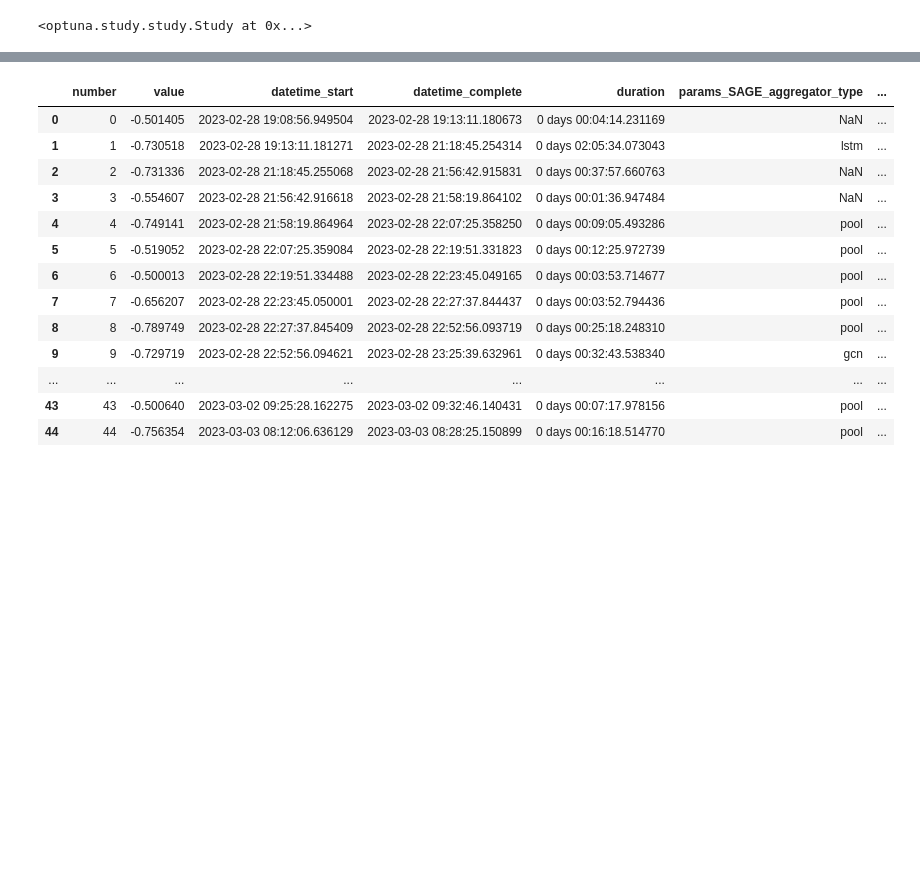
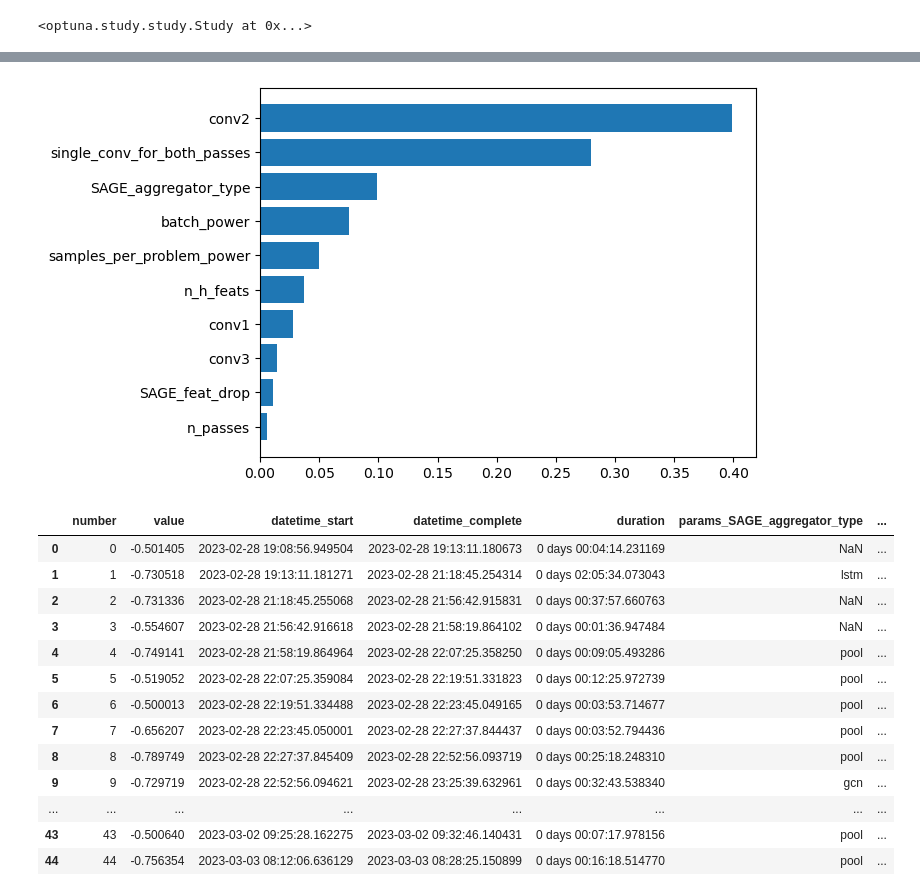
Before and after one commit to gos-ufsc/sat-gnn, a Jupyter notebook: notebooks/1.5-bmp-hypertuning-results.ipynb, the cells around one changed output, grey strips where cells are left out. Saved outputs shown, nothing was run; the diff lists cells and outputs as text; code cells hidden in the pictures; blank space fills up the shorter version.

```diff
--- a/notebooks/1.5-bmp-hypertuning-results.ipynb
+++ b/notebooks/1.5-bmp-hypertuning-results.ipynb
@@ -18,0 +22,5 @@ study
+# %%
+from optuna.importance import get_param_importances, MeanDecreaseImpurityImportanceEvaluator
+
+importance = get_param_importances(study, params=list(study.best_params.keys()), evaluator=MeanDecreaseImpurityImportanceEvaluator())
+importance
@@ -19,3 +38,14 @@ study
+# %%
+import matplotlib.pyplot as plt
+
+hps = list(importance.keys())
+vs = list(importance.values())
+hps = hps[::-1]
+vs = vs[::-1]
+plt.barh(range(len(hps)), vs, tick_label=hps)
+plt.show()
+# %% [output]
+[figure, added]
 # %%
 df = study.trials_dataframe()
 df
```
Also changed, not shown: parts of 5 cells of this notebook, 3 other files.
